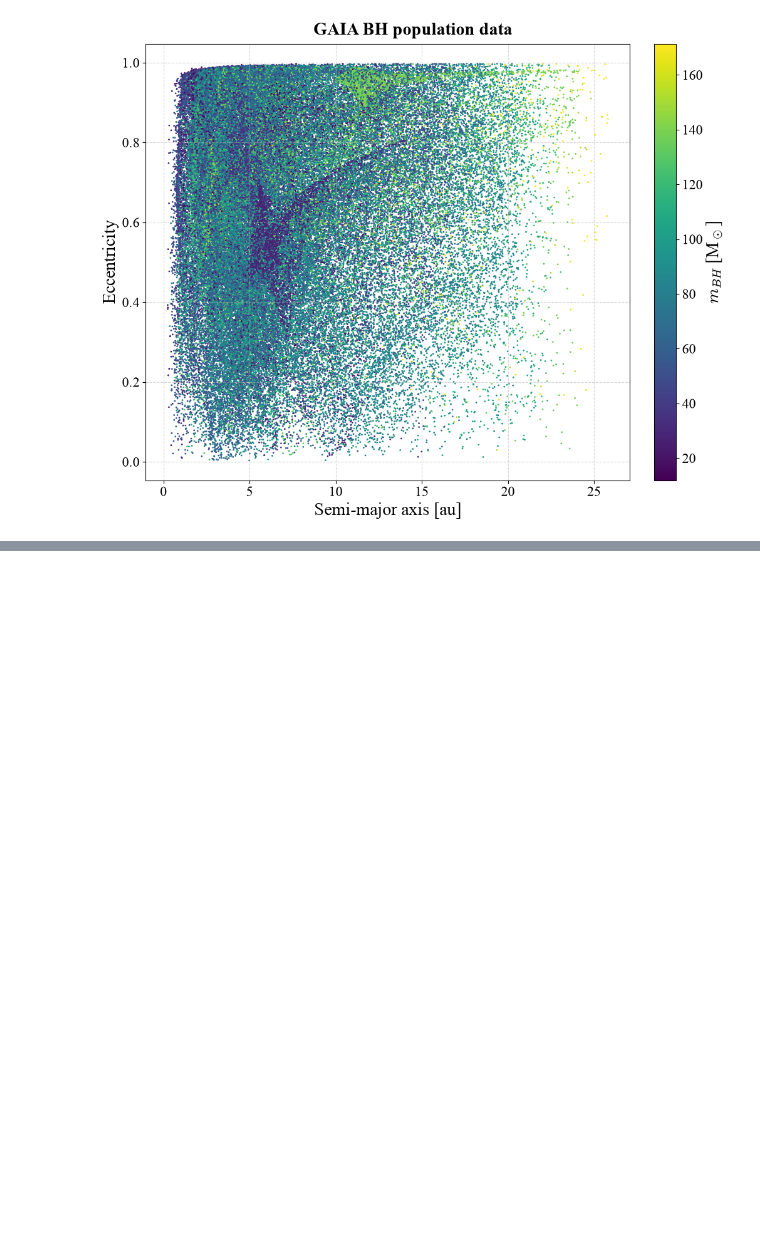
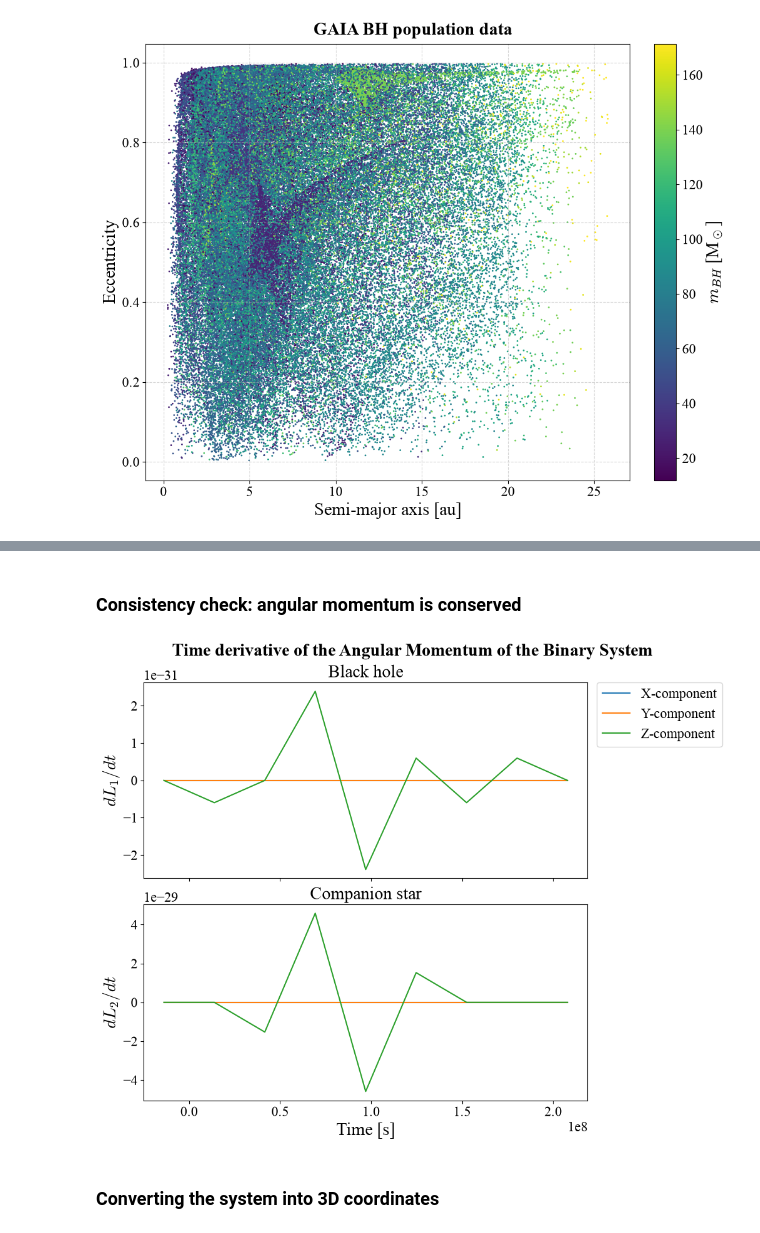
Before and after one commit to saividyud/Second-Year-Project, a Jupyter notebook: GAIAbh_test.ipynb, the cells around one changed output, grey strips where cells are left out. Saved outputs shown, nothing was run; the diff lists cells and outputs as text; code cells hidden in the pictures; blank space fills up the shorter version.

```diff
--- a/GAIAbh_test.ipynb
+++ b/GAIAbh_test.ipynb
@@ -88,0 +325,38 @@ plt.show()
+# %% [markdown]
+### Consistency check: angular momentum is conserved
+# %%
+L1 = np.cross(r1, v1)
+L2 = np.cross(r2, v2)
+
+dL1dt = np.diff(L1, axis=0) / np.diff(t).reshape(-1, 1)
+dL2dt = np.diff(L2, axis=0) / np.diff(t).reshape(-1, 1)
+
+fig = plt.figure()
+fig.set_constrained_layout(True)
+axes = fig.subplots(2, 1, sharex=True)
+axes = axes.flatten()
+
+fig.suptitle('Time derivative of the Angular Momentum of the Binary System')
+
+axes[0].set_title('Black hole')
+axes[0].plot(t[:-1] - delta_t/2, dL1dt[:, 0], label='X-component')
+axes[0].plot(t[:-1] - delta_t/2, dL1dt[:, 1], label='Y-component')
+axes[0].plot(t[:-1] - delta_t/2, dL1dt[:, 2], label='Z-component')
+
+axes[1].set_title('Companion star')
+axes[1].plot(t[:-1] - delta_t/2, dL2dt[:, 0], label='X-component')
+axes[1].plot(t[:-1] - delta_t/2, dL2dt[:, 1], label='Y-component')
+axes[1].plot(t[:-1] - delta_t/2, dL2dt[:, 2], label='Z-component')
+
+axes[1].set_xlabel('Time [s]')
+axes[0].set_ylabel('$dL_1/dt$')
+axes[1].set_ylabel('$dL_2/dt$')
+
+
+axes[0].legend(bbox_to_anchor=(1.02, 1), loc='upper left', borderaxespad=0.)
+
+plt.show()
+# %% [output]
+[figure, added]
+# %% [markdown]
+### Converting the system into 3D coordinates
```
Also changed, not shown: parts of 30 cells of this notebook.
